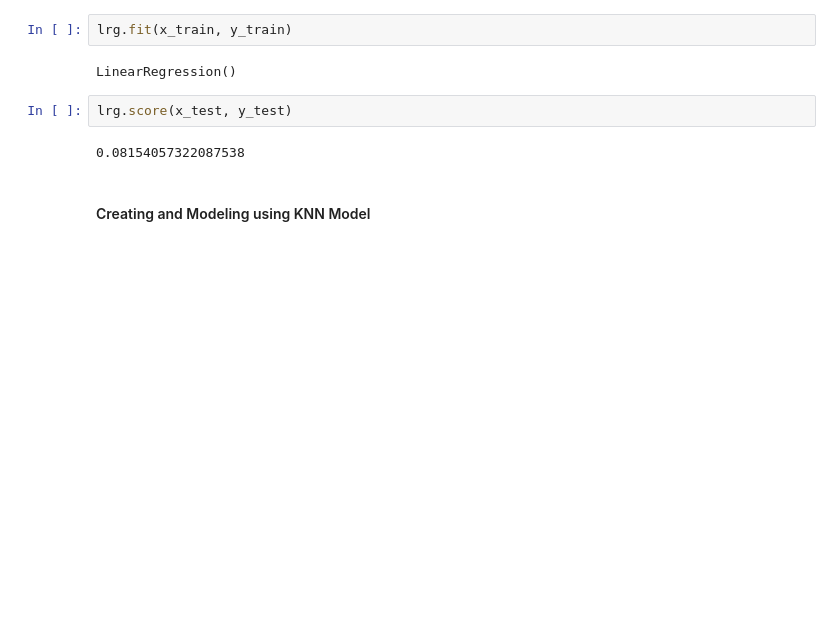
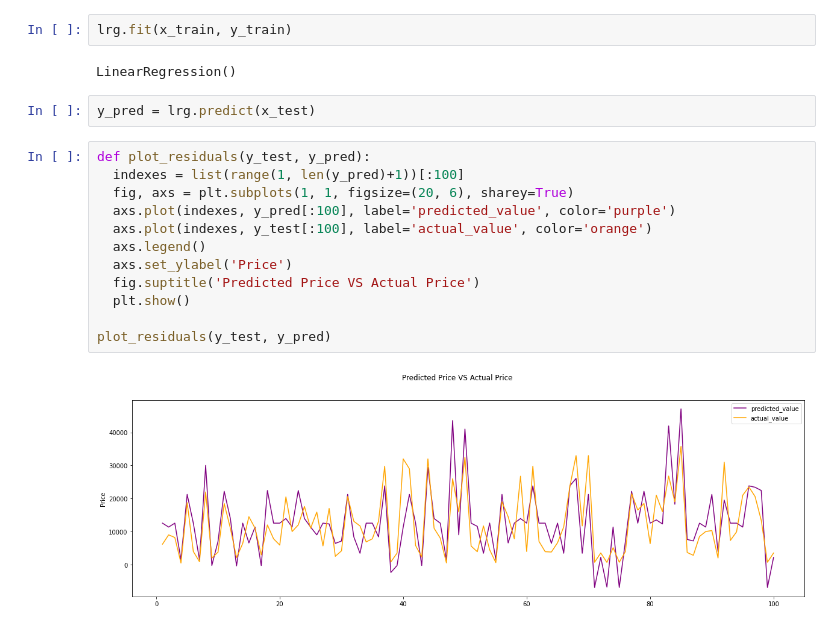
Before and after one commit to bongudth/mobile-price-prediction, a Jupyter notebook: modeling.ipynb, the cells around one changed output. Drawn from its saved outputs; the diff is of its cells as text; blank space fills up the shorter version.

```diff
--- a/modeling.ipynb
+++ b/modeling.ipynb
@@ -156,9 +126,19 @@ lrg = LinearRegression()
 lrg.fit(x_train, y_train)
 # %% [output]
 LinearRegression()
-# %%
-lrg.score(x_test, y_test)
-# %% [output]
-0.08154057322087538
-# %% [markdown]
-#### Creating and Modeling using KNN Model
+# %%
+y_pred = lrg.predict(x_test)
+# %%
+def plot_residuals(y_test, y_pred):
+  indexes = list(range(1, len(y_pred)+1))[:100]
+  fig, axs = plt.subplots(1, 1, figsize=(20, 6), sharey=True)
+  axs.plot(indexes, y_pred[:100], label='predicted_value', color='purple')
+  axs.plot(indexes, y_test[:100], label='actual_value', color='orange')
+  axs.legend()
+  axs.set_ylabel('Price')
+  fig.suptitle('Predicted Price VS Actual Price')
+  plt.show()
+
+plot_residuals(y_test, y_pred)
+# %% [output]
+[figure, added]
```
Also changed, not shown: parts of 20 cells of this notebook, 5 other files.
